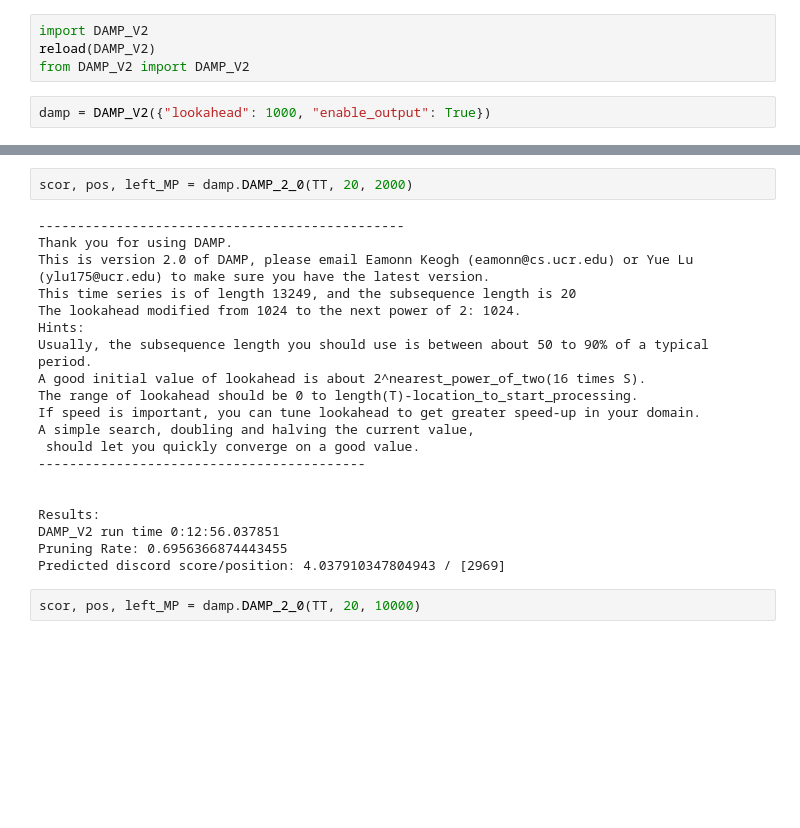
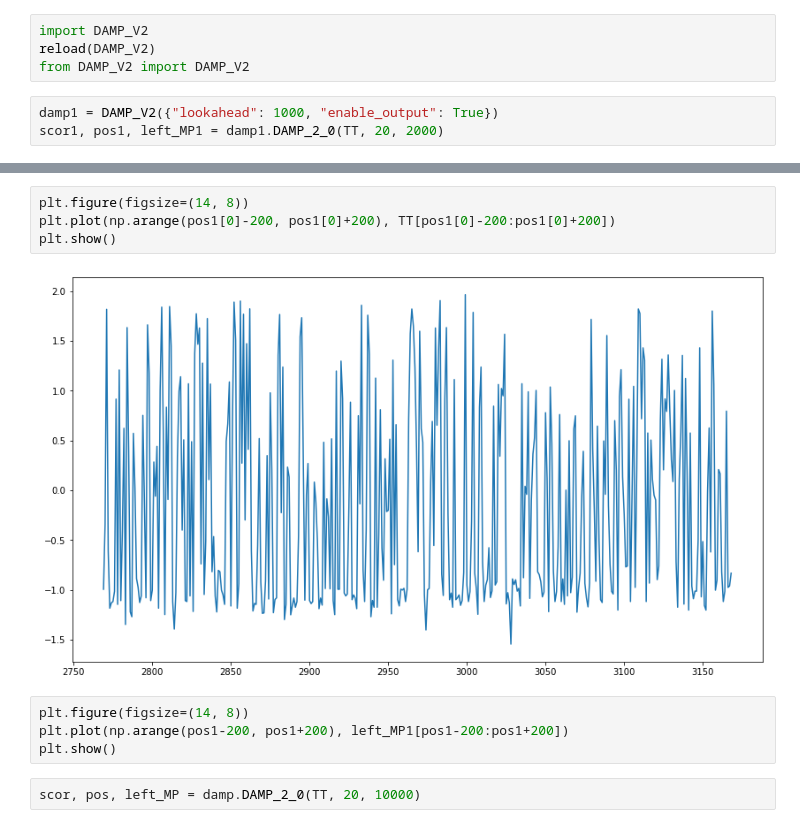
Before and after one commit to alextabac/TSAD_project, a Jupyter notebook: TSAD_DAMP_variants.ipynb, the cells around one changed output, grey strips where cells are left out. Saved outputs shown, nothing was run; the diff lists cells and outputs as text; blank space fills up the shorter version.

```diff
--- a/TSAD_DAMP_variants.ipynb
+++ b/TSAD_DAMP_variants.ipynb
@@ -363,4 +363,5 @@ import DAMP_V2
 reload(DAMP_V2)
 from DAMP_V2 import DAMP_V2
 # %%
-damp = DAMP_V2({"lookahead": 1000, "enable_output": True})
+damp1 = DAMP_V2({"lookahead": 1000, "enable_output": True})
+scor1, pos1, left_MP1 = damp1.DAMP_2_0(TT, 20, 2000)
@@ -367,25 +388,13 @@ damp = DAMP_V2({"lookahead": 1000, "enable_output": True})
-# %%
-scor, pos, left_MP = damp.DAMP_2_0(TT, 20, 2000)
-# %% [output]
------------------------------------------------
-Thank you for using DAMP.
-This is version 2.0 of DAMP, please email Eamonn Keogh (eamonn@cs.ucr.edu) or Yue Lu (ylu175@ucr.edu) to make sure you have the latest version.
-This time series is of length 13249, and the subsequence length is 20
-The lookahead modified from 1024 to the next power of 2: 1024.
-Hints:
-Usually, the subsequence length you should use is between about 50 to 90% of a typical period.
-A good initial value of lookahead is about 2^nearest_power_of_two(16 times S).
-The range of lookahead should be 0 to length(T)-location_to_start_processing.
-If speed is important, you can tune lookahead to get greater speed-up in your domain.
-A simple search, doubling and halving the current value,
- should let you quickly converge on a good value.
-------------------------------------------
-
-
-Results:
-DAMP_V2 run time 0:12:56.037851
-Pruning Rate: 0.6956366874443455
-Predicted discord score/position: 4.037910347804943 / [2969]
+# %%
+plt.figure(figsize=(14, 8))
+plt.plot(np.arange(pos1[0]-200, pos1[0]+200), TT[pos1[0]-200:pos1[0]+200])
+plt.show()
+# %% [output]
+[figure, added]
+# %%
+plt.figure(figsize=(14, 8))
+plt.plot(np.arange(pos1-200, pos1+200), left_MP1[pos1-200:pos1+200])
+plt.show()
 # %%
 scor, pos, left_MP = damp.DAMP_2_0(TT, 20, 10000)
 # %% [output]
```
Also changed, not shown: parts of 29 cells of this notebook.
